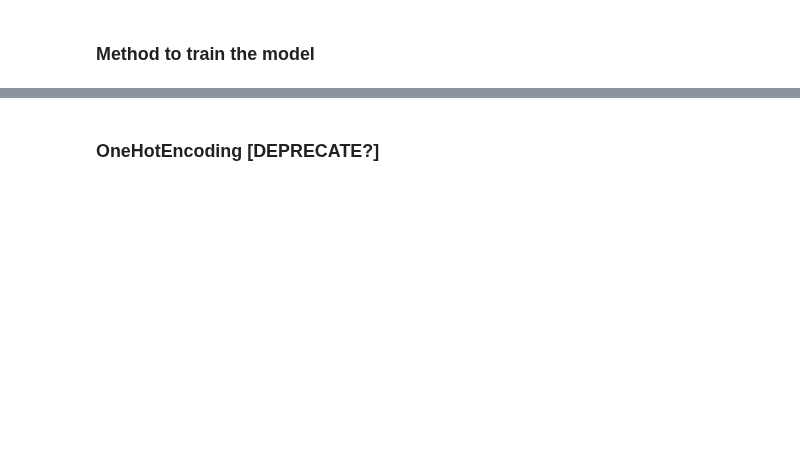
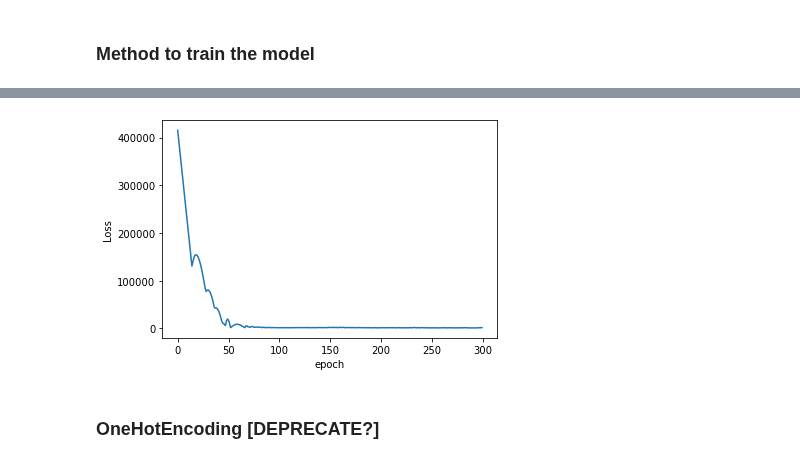
Before and after one commit to waidyanatha/quasar, a Jupyter notebook: notebooks/2c_strong_motion_classification.ipynb, the cells around one changed output, grey strips where cells are left out. Cells and saved outputs as stored; diff of their text form; code cells hidden in the pictures; blank space fills up the shorter version.

Commit message:
OBJ Revised training model and training plot of epocs
Signed-off-by: Nuwan Waidyanatha <waidyanatha@gmail.com>

```diff
--- a/notebooks/2c_strong_motion_classification.ipynb
+++ b/notebooks/2c_strong_motion_classification.ipynb
@@ -189,28 +212,27 @@ import torch.nn.functional as F
 
 class Net(nn.Module):
 
-    def __init__(self, n_in_features: int, n_out_features: int):
+    def __init__(self, n_in_features: int, n_out_features: int, p=0.4):
         super().__init__()
+#        self.dropout1 = nn.Dropout(p)
+        self.relu1 = nn.ReLU(inplace=True)
         self.fc1 = nn.Linear(n_in_features, n_out_features)
 
     def forward(self,x):
-        # Pass data through conv1
-#        x = self.conv1(x)
         # Use the rectified-linear activation function over x
-#        x = F.relu(x)
+        x = F.relu(x)
+#        x = self.dropout1(x)
+        # Pass data through fc1
+#        x = self.relu1(x)
+        x = self.fc1(x)
 
-#        x = self.conv2(x)
-#        x = F.relu(x)
 
         # Run max pooling over x
-#        x = F.max_pool2d(x, 2)
+#        x = nn.LPPool1d(x, 2)
         # Pass data through dropout1
 #        x = self.dropout1(x)
         # Flatten x with start_dim=1
 #        x = torch.flatten(x, 1)
-        # Pass data through fc1
-        x = self.fc1(x)
-#        print(x)
 #        x = F.relu(x)
 #        x = self.dropout2(x)
 #        x = self.fc2(x)
@@ -272,3 +319,10 @@ print(f"{outputs.shape} \n{outputs}")
+# %%
+#print(len(aggregated_losses))
+plt.plot(range(epochs), aggregated_losses)
+plt.ylabel('Loss')
+plt.xlabel('epoch');
+# %% [output]
+[figure, added]
 # %% [markdown]
 ### OneHotEncoding [DEPRECATE?]
 # %%
```
Also changed, not shown: parts of 5 cells of this notebook.
